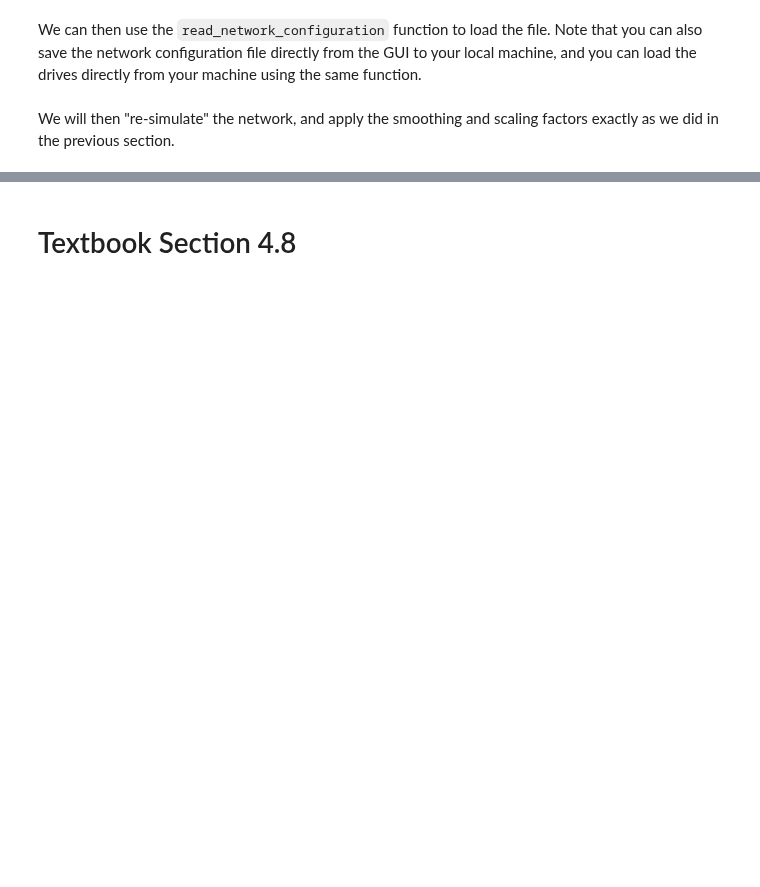
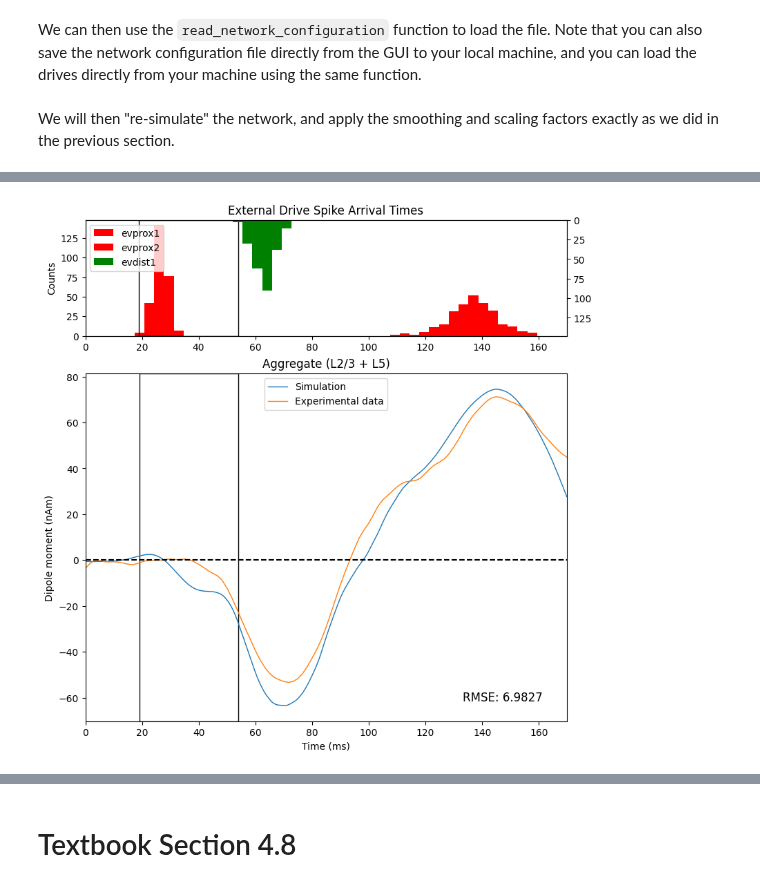
Before and after one commit to dylansdaniels/textbook, a Jupyter notebook: content/05_erps/erp_api_walkthrough.ipynb, the cells around one changed output, grey strips where cells are left out. Cells and saved outputs as stored; diff of their text form; code cells hidden in the pictures; blank space fills up the shorter version.

```diff
--- a/content/05_erps/erp_api_walkthrough.ipynb
+++ b/content/05_erps/erp_api_walkthrough.ipynb
@@ -947,0 +1104,47 @@ _ = plot_initial_gui_figure(
+# %%
+# create a function to add an outline around a time window
+# --------------------------------------------------
+def add_outline_to_subplot(
+    ax,
+    x_bounds=[19, 54],
+    show_origin_line=True,
+):
+    from matplotlib.patches import Rectangle  # noqa
+
+    # set x and y boundaries for the outline/rectangle
+    xmin, xmax = x_bounds[0], x_bounds[1]
+    ymin, ymax = ax.get_ylim()
+
+    # add a rectangle to each subplot
+    ax.add_patch(
+        Rectangle(
+            xy=(xmin, ymin),  # start position
+            width=xmax - xmin,
+            height=ymax - ymin,
+            fill=False,
+        )
+    )
+
+    # optionally add dashed horizontal line at the origin
+    if show_origin_line:
+        ax.axhline(
+            linestyle="--",
+            color="black",
+        )
+    return
+
+
+# re-generate and update figure with the outlines
+# --------------------------------------------------
+fig = plot_initial_gui_figure(
+    net_default_gui,
+    processed_dipole,
+    threshold_experimental_dpl,
+)
+add_outline_to_subplot(
+    fig.axes[0],
+    show_origin_line=False,
+)
+add_outline_to_subplot(fig.axes[1])
+# %% [output]
+[figure, added]
```
Also changed, not shown: parts of 102 cells of this notebook, 5 other files.
